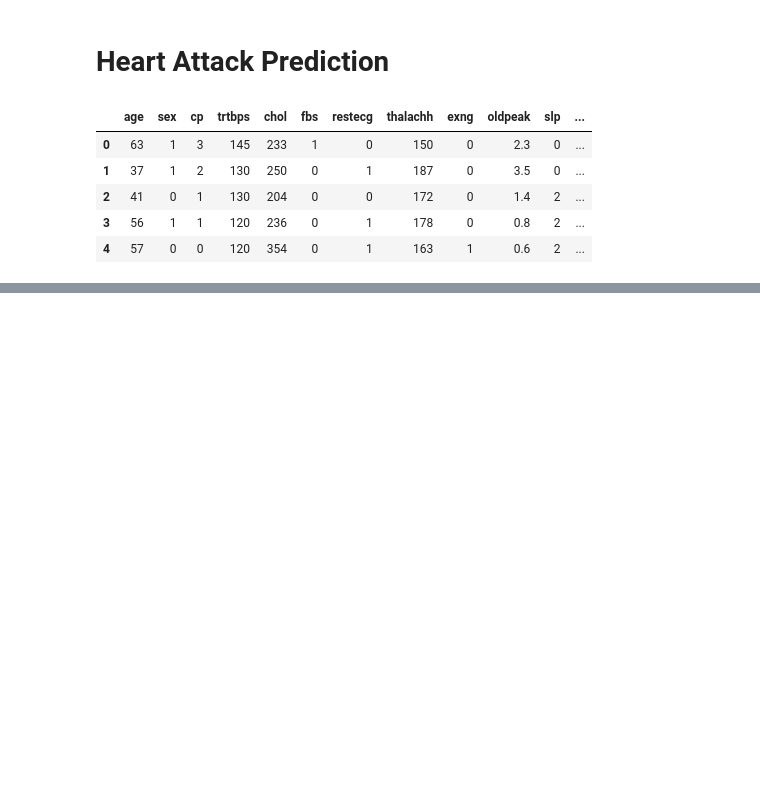
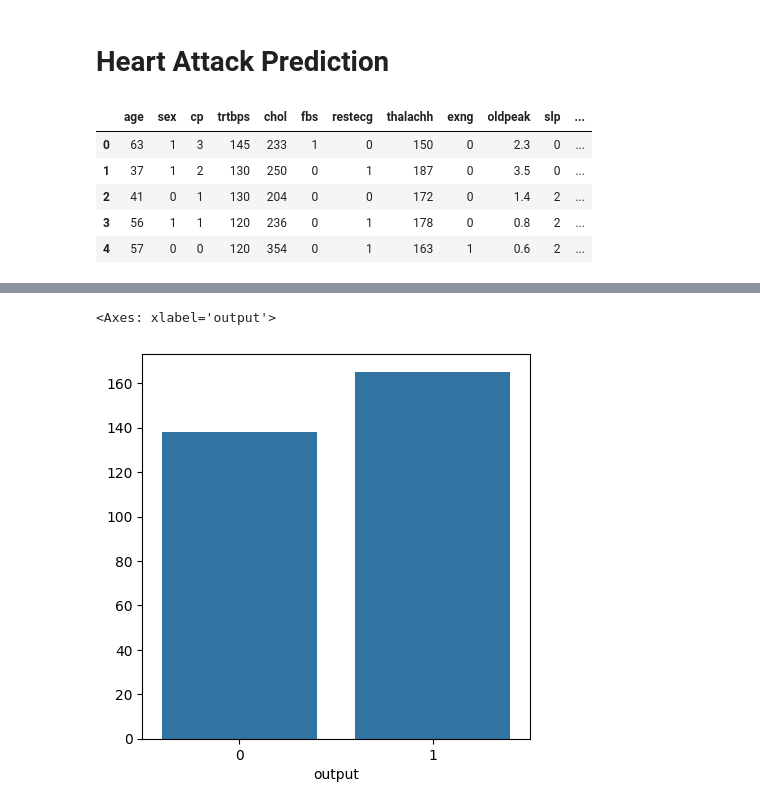
Before and after one commit to shadmankhezri/classification, a Jupyter notebook: heart_attack/heart_attack.ipynb, the cells around one changed output, grey strips where cells are left out. Saved outputs shown, nothing was run; the diff lists cells and outputs as text; code cells hidden in the pictures; blank space fills up the shorter version.

```diff
--- a/heart_attack/heart_attack.ipynb
+++ b/heart_attack/heart_attack.ipynb
@@ -21,0 +130,8 @@ df.head()
+# %%
+# bar plot for the number of output
+
+plt.figure(figsize=(5,5))
+sns.barplot(x=df['output'].value_counts().index , y=df['output'].value_counts().values)
+# %% [output]
+<Axes: xlabel='output'>
+[figure, added]
```
Also changed, not shown: parts of 24 cells of this notebook, 1 other file.
